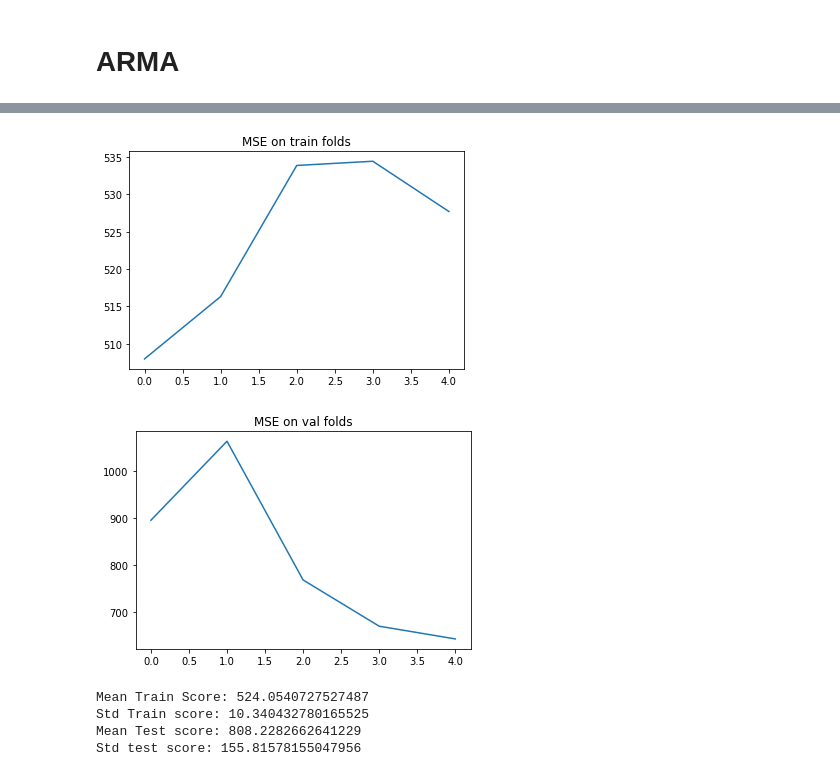
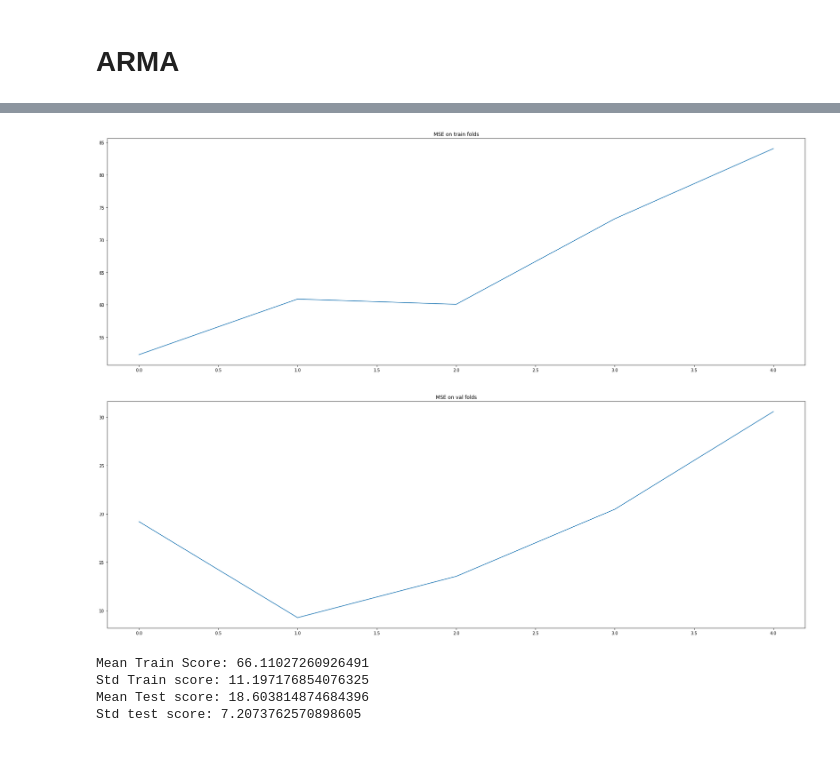
Before and after one commit to VSydorskyy/iasa_master_forecasting, a Jupyter notebook: practical_task/1_observation_basic_models.ipynb, the cells around one changed output, grey strips where cells are left out. Drawn from its saved outputs; the diff is of its cells as text; code cells hidden in the pictures.

```diff
--- a/practical_task/1_observation_basic_models.ipynb
+++ b/practical_task/1_observation_basic_models.ipynb
@@ -76,0 +89,5 @@ store_ts = train[(train['Store'] == STORE_ID) & (train['Open'] == 1)].reset_inde
+# %%
+plt.rcParams.update({'figure.figsize': (30,10)})
+sesonal_dec = seasonal_decompose(ts['close'], period=30)
+sesonal_dec.plot()
+plt.show()
@@ -77,7 +122,7 @@ store_ts = train[(train['Store'] == STORE_ID) & (train['Open'] == 1)].reset_inde
 # %% [markdown]
 # Train/Test splitting
 # %%
-test_file_period = test.loc[test['Store'] == STORE_ID, 'Date'].max() - test.loc[test['Store'] == STORE_ID, 'Date'].min()
-train_file_period = store_ts['Date'].max() - store_ts['Date'].min()
+test_file_period = 7
+train_file_period = ts['date'].max() - ts['date'].min()
 print(f"Test file period {test_file_period}\nTrain file period {train_file_period}")
 # %% [output]
@@ -86,5 +131,5 @@ Train file period 940 days 00:00:00
 # %%
-fold_ids = list(TimeSeriesSplit(test_size=47).split(store_ts))
+fold_ids = list(TimeSeriesSplit(test_size=test_file_period).split(ts))
 
 # Trim start in order to have same size folds
 train_fold_len = min([len(el[0]) for el in fold_ids])
@@ -118,6 +142,6 @@ dtype: float64
 # %% [markdown]
 # ARMA
 # %%
-cv_results = run_k_fold_tain_val_statmodels(store_ts, fold_ids, [(5,0,2) for _ in range(5)], mean_absolute_error)
+cv_results = run_k_fold_tain_val_statmodels(ts, fold_ids, [(6,0,1) for _ in range(5)], [('mse', mean_absolute_error)])
 # %% [output]
 ==== Fold 0 Starting
@@ -171,22 +181,22 @@ See the caveats in the documentation: https://pandas.pydata.org/pandas-docs/stab
 # %%
 plt.title("MSE on train folds")
-plt.plot(cv_results['train_scores'])
+plt.plot(cv_results['mse_train'])
 plt.show()
 
 plt.title("MSE on val folds")
-plt.plot(cv_results['val_scores'])
+plt.plot(cv_results['mse_valid'])
 plt.show()
 
 print("Mean Train Score: {}\nStd Train score: {}\nMean Test score: {}\nStd test score: {}".format(
-    np.mean(cv_results['train_scores']),
-    np.std(cv_results['train_scores']),
-    np.mean(cv_results['val_scores']),
-    np.std(cv_results['val_scores'])
+    np.mean(cv_results['mse_train']),
+    np.std(cv_results['mse_train']),
+    np.mean(cv_results['mse_valid']),
+    np.std(cv_results['mse_valid'])
 ))
 # %% [output]
-[figure, old version]
+[figure, new version]
-[figure, old version]
+[figure, new version]
-Mean Train Score: 524.0540727527487
-Std Train score: 10.340432780165525
-Mean Test score: 808.2282662641229
-Std test score: 155.81578155047956
+Mean Train Score: 66.11027260926491
+Std Train score: 11.197176854076325
+Mean Test score: 18.603814874684396
+Std test score: 7.2073762570898605
```
Also changed, not shown: parts of 17 cells of this notebook, 3 other files.
